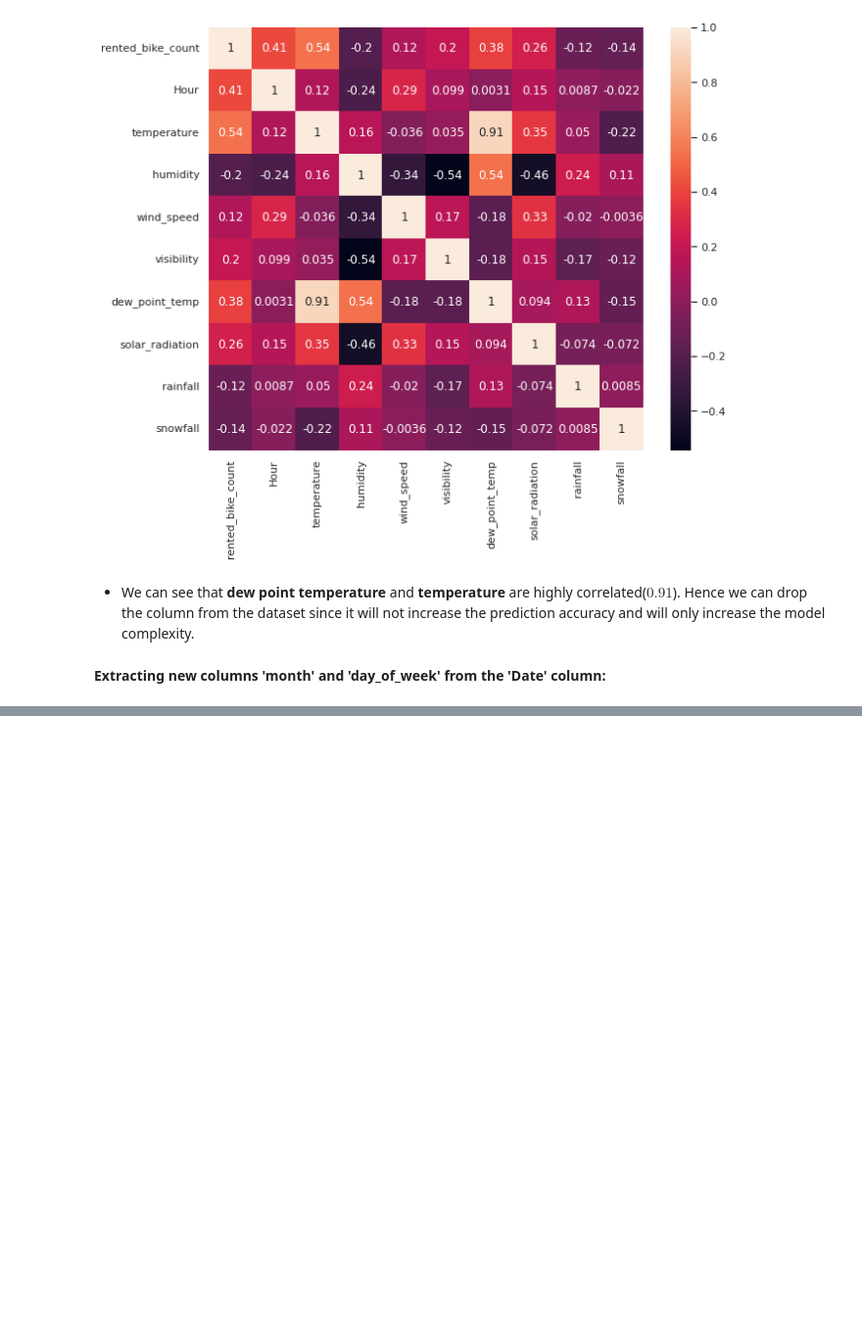
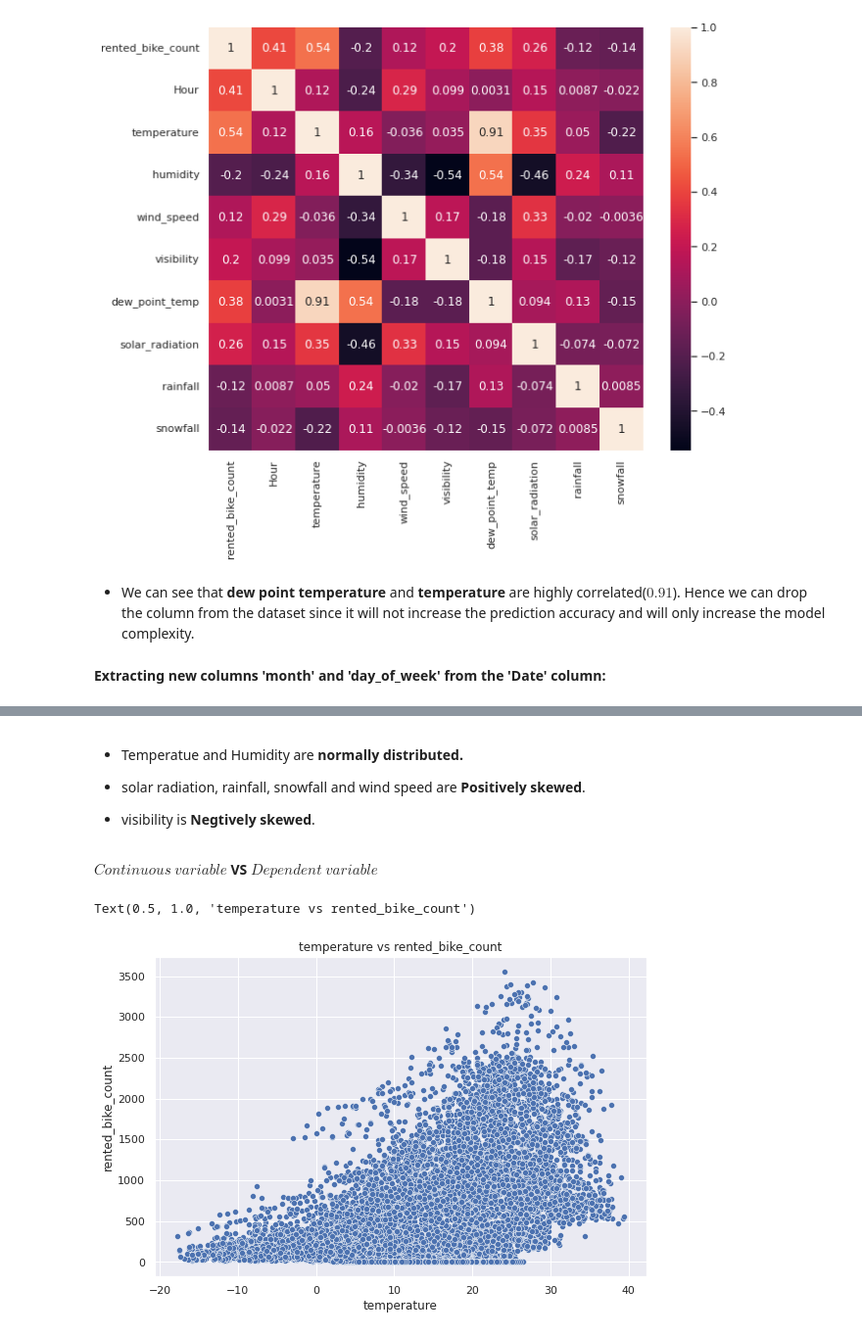
Before and after one commit to vir097/Bike-Sharing-Demand-Prediction---viral-shewale, a Jupyter notebook: Bike_Sharing_Demand_Prediction_Viral_shewale.ipynb, the cells around one changed output, grey strips where cells are left out. Shown at 98% size. Drawn from its saved outputs; the diff is of its cells as text; code cells hidden in the pictures; blank space fills up the shorter version.

```diff
--- a/Bike_Sharing_Demand_Prediction_Viral_shewale.ipynb
+++ b/Bike_Sharing_Demand_Prediction_Viral_shewale.ipynb
@@ -229,0 +269,16 @@ df['day_of_week'] = df['Date'].dt.dayofweek
+# %% [markdown]
+* Temperatue and Humidity are **normally distributed.**
+
+* solar radiation, rainfall, snowfall and wind speed are **Positively skewed**.
+
+* visibility is **Negtively skewed**.
+# %% [markdown]
+**$Continuous$ $variable$ VS $Dependent$ $variable$**
+# %%
+# Relation between temperature and rented_bike_count
+plt.figure(figsize=(9,6))
+sns.scatterplot(x=df['temperature'],y=df['rented_bike_count'])
+plt.title('temperature vs rented_bike_count')
+# %% [output]
+Text(0.5, 1.0, 'temperature vs rented_bike_count')
+[figure, added]
```
Also changed, not shown: parts of 36 cells of this notebook.
